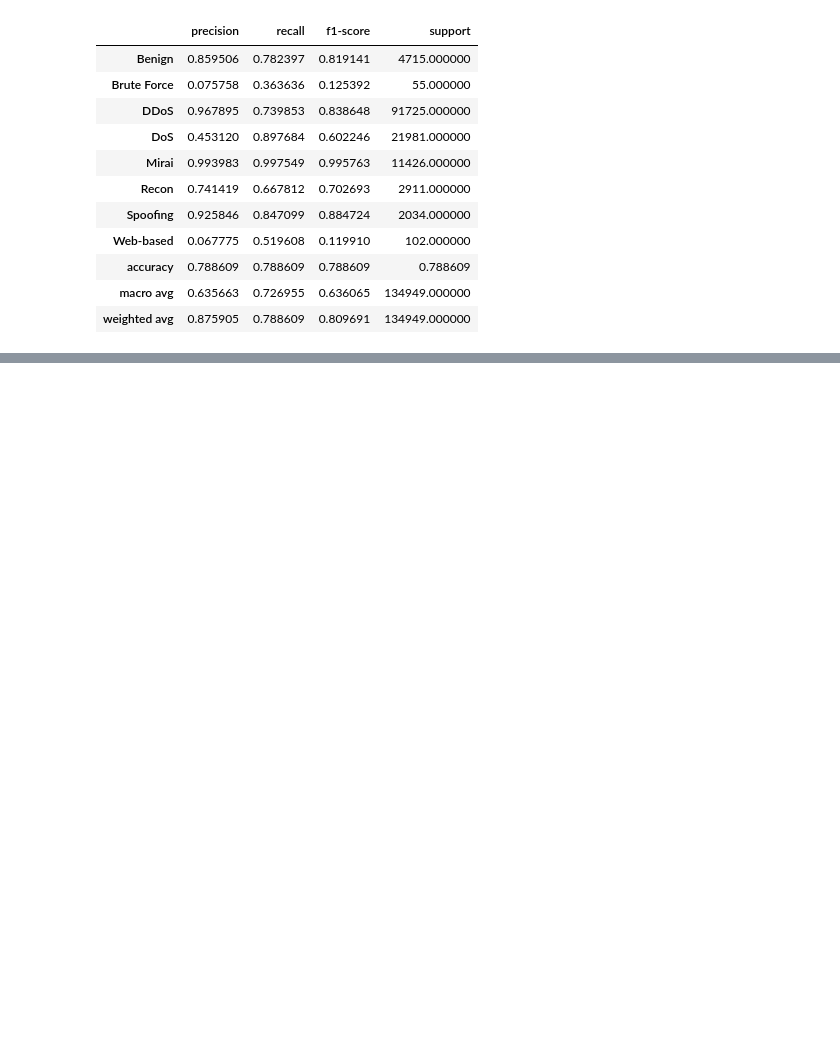
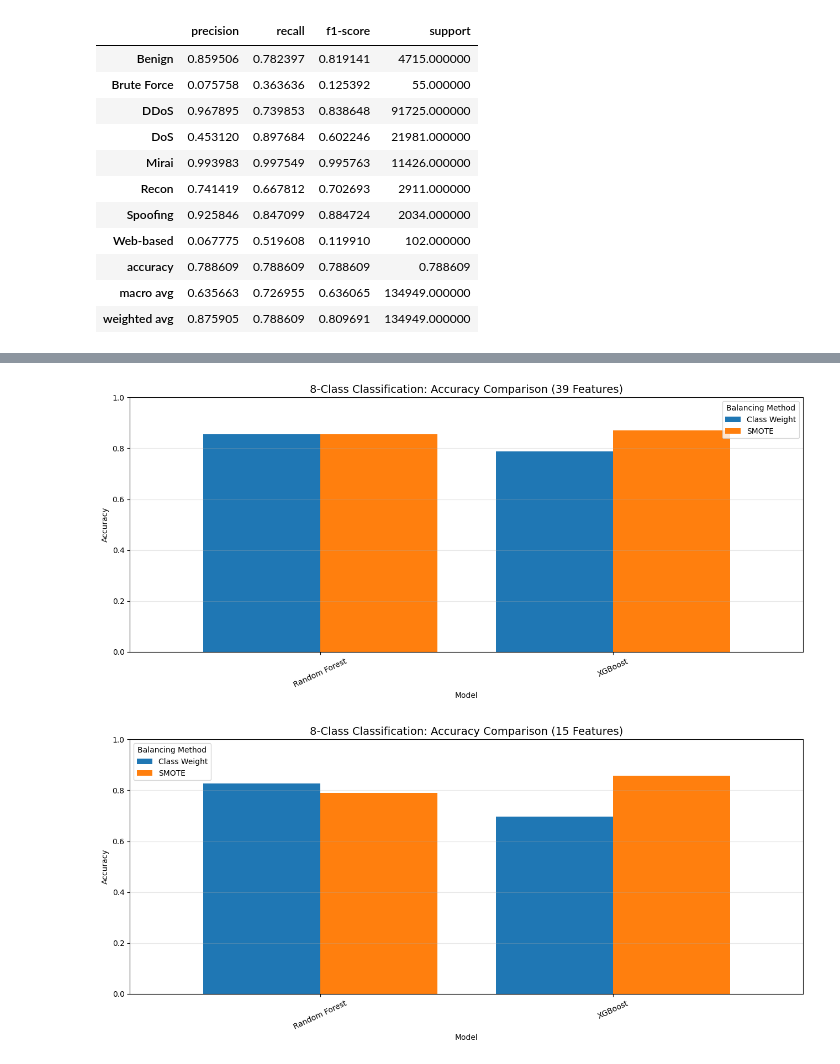
Before and after one commit to zainabkashif1/IoT-Intrusion-Detection-ML, a Jupyter notebook: notebooks/03_Eight_Class_Classification.ipynb, the cells around one changed output, grey strips where cells are left out. Saved outputs shown, nothing was run; the diff lists cells and outputs as text; code cells hidden in the pictures; blank space fills up the shorter version.

```diff
--- a/notebooks/03_Eight_Class_Classification.ipynb
+++ b/notebooks/03_Eight_Class_Classification.ipynb
@@ -1206,0 +1745,77 @@ rf_weighted_results_8.to_csv(
+# %%
+import matplotlib.pyplot as plt
+import numpy as np
+
+def plot_metric_comparison(data, metric, feature_count, filename):
+
+    plot_data = data[data["Features"] == feature_count]
+
+    pivot_data = plot_data.pivot_table(
+        index="Model",
+        columns="Balancing",
+        values=metric,
+        aggfunc="first"
+    )
+
+    model_order = [
+        "Majority Baseline",
+        "Logistic Regression",
+        "Decision Tree",
+        "Random Forest",
+        "XGBoost",
+        "MLP"
+    ]
+
+    model_order = [
+        model for model in model_order
+        if model in pivot_data.index
+    ]
+
+    pivot_data = pivot_data.reindex(model_order)
+
+    ax = pivot_data.plot(
+        kind="bar",
+        figsize=(13, 6),
+        width=0.8
+    )
+
+    ax.set_title(
+        f"8-Class Classification: {metric} Comparison ({feature_count} Features)",
+        fontsize=14
+    )
+
+    ax.set_xlabel("Model")
+    ax.set_ylabel(metric)
+    ax.set_ylim(0, 1)
+    ax.legend(title="Balancing Method")
+    ax.tick_params(axis="x", rotation=25)
+    ax.grid(axis="y", alpha=0.3)
+
+    plt.tight_layout()
+
+    plt.savefig(
+        os.path.join(FIGURES_PATH, filename),
+        dpi=300,
+        bbox_inches="tight"
+    )
+
+    plt.show()
+
+
+# Accuracy graphs
+plot_metric_comparison(
+    eight_class_master_results,
+    "Accuracy",
+    39,
+    "accuracy_comparison_8class_39.png"
+)
+
+plot_metric_comparison(
+    eight_class_master_results,
+    "Accuracy",
+    15,
+    "accuracy_comparison_8class_15.png"
+)
+# %% [output]
+[figure, added]
+[figure, added]
```
Also changed, not shown: parts of 29 cells of this notebook.
